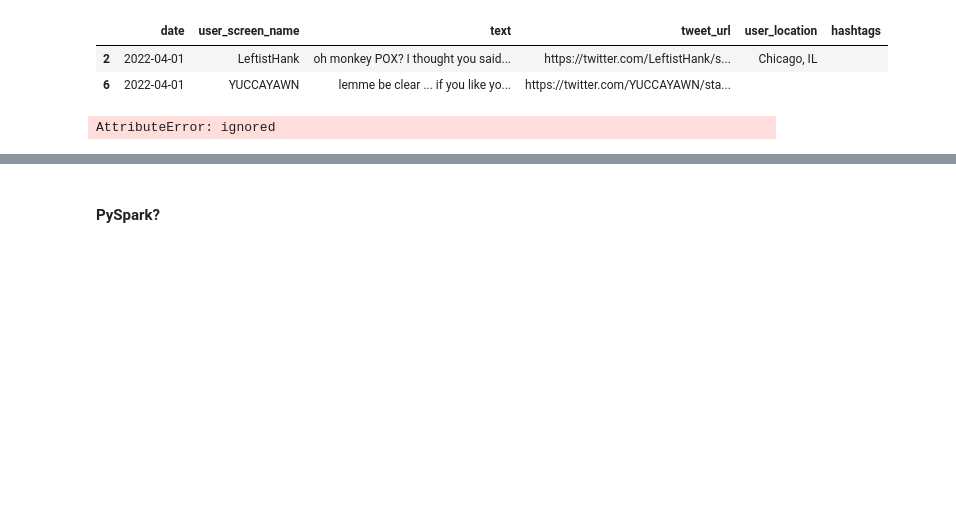
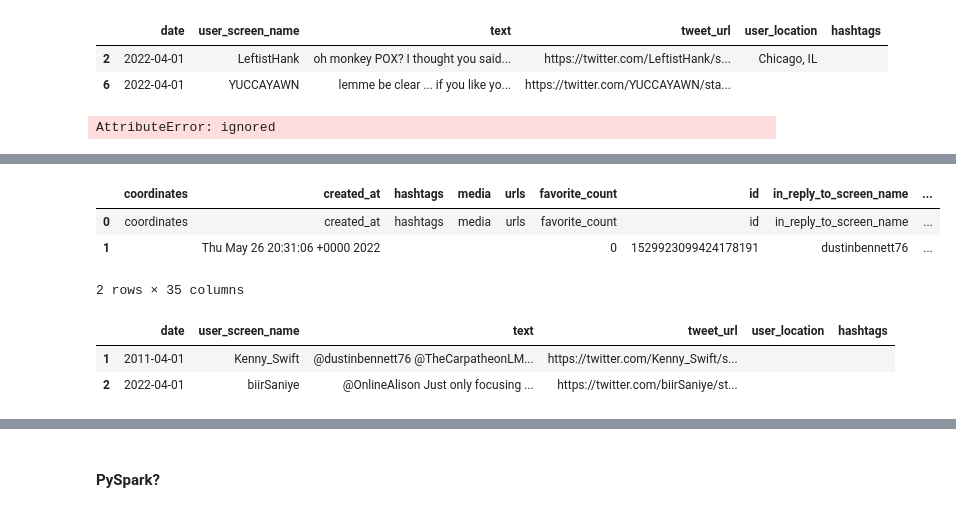
Before and after one commit to slp22/data-engineering-project, a Jupyter notebook: engineering_monkeypox_pipeline.ipynb, the cells around one changed output, grey strips where cells are left out. Cells and saved outputs as stored; diff of their text form; code cells hidden in the pictures; blank space fills up the shorter version.

```diff
--- a/engineering_monkeypox_pipeline.ipynb
+++ b/engineering_monkeypox_pipeline.ipynb
@@ -373,0 +275,8 @@ tweets_1.to_csv('/content/drive/MyDrive/tweets_1_clean.csv')
+# %%
+tweets_2.columns = tweets_2.iloc[0]
+tweets_2.head(2)
+# %% [output]
+|  | coordinates | created_at | hashtags | media | urls | favorite_count | id | in_reply_to_screen_name | ... |
+| 0 | coordinates | created_at | hashtags | media | urls | favorite_count | id | in_reply_to_screen_name | ... |
+| 1 |  | Thu May 26 20:31:06 +0000 2022 |  |  |  | 0 | 1529923099424178191 | dustinbennett76 | ... |
+2 rows × 35 columns
@@ -373,0 +289,12 @@ tweets_1.to_csv('/content/drive/MyDrive/tweets_1_clean.csv')
+# %%
+tweets_2 = tweets_2[['date',
+                     'user_screen_name',
+                     'text',
+                     'tweet_url',
+                     'user_location',
+                     'hashtags']]
+tweets_2.head(2)
+# %% [output]
+|  | date | user_screen_name | text | tweet_url | user_location | hashtags |
+| 1 | 2011-04-01 | Kenny_Swift | @dustinbennett76 @TheCarpatheonLM... | https://twitter.com/Kenny_Swift/s... |  |  |
+| 2 | 2022-04-01 | biirSaniye | @OnlineAlison Just only focusing ... | https://twitter.com/biirSaniye/st... |  |  |
```
Also changed, not shown: parts of 24 cells of this notebook.
